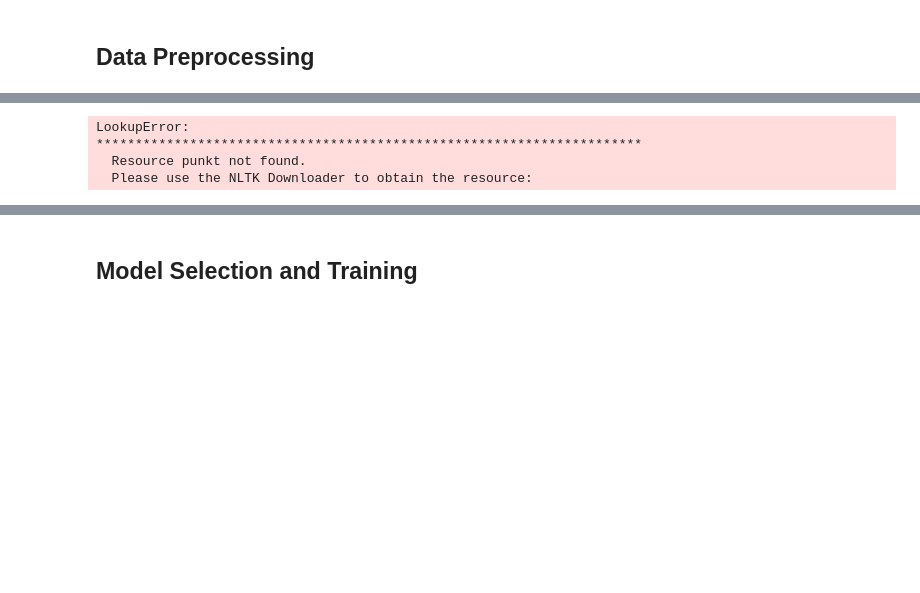
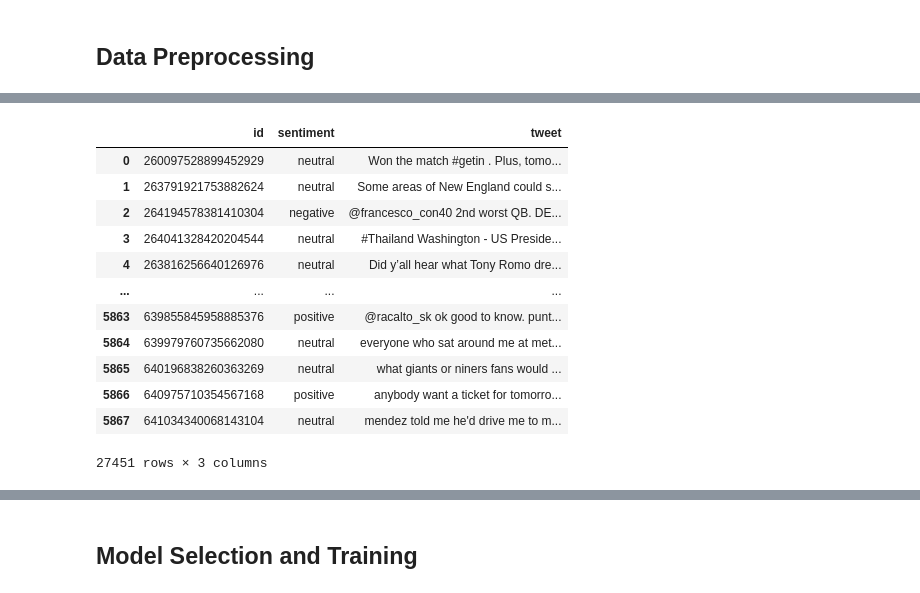
Before and after one commit to dot-william/sentiment-analysis, a Jupyter notebook: training.ipynb, the cells around one changed output, grey strips where cells are left out. Saved outputs shown, nothing was run; the diff lists cells and outputs as text; code cells hidden in the pictures; blank space fills up the shorter version.

```diff
--- a/training.ipynb
+++ b/training.ipynb
@@ -92,9 +62,41 @@ df
-# %%
-from nltk.tokenize import word_tokenize
-df['tokenized_tweet'] = df['tweet'].apply(word_tokenize)
-df
-# %% [output]
-LookupError:
-**********************************************************************
-  Resource punkt not found.
-  Please use the NLTK Downloader to obtain the resource:
+# %%
+# Reading data and concatenating
+df_1 = pd.read_csv('datasets/twitter-2013dev-A.txt', delimiter='\t', names=['id', 'sentiment', 'tweet'])
+df_2 = pd.read_csv('datasets/twitter-2013test-A.txt', delimiter='\t', names=['id', 'sentiment', 'tweet'])
+df_3 = pd.read_csv('datasets/twitter-2013train-A.txt', delimiter='\t', names=['id', 'sentiment', 'tweet'])
+df_4 = pd.read_csv('datasets/twitter-2014test-A.txt', delimiter='\t', names=['id', 'sentiment', 'tweet'])
+df_5 = pd.read_csv('datasets/twitter-2015test-A.txt', delimiter='\t', names=['id', 'sentiment', 'tweet'])
+df_6 = pd.read_csv('datasets/twitter-2015train-A.txt', delimiter='\t', names=['id', 'sentiment', 'tweet'])
+df_7 = pd.read_csv('datasets/twitter-2016dev-A.txt', delimiter='\t', names=['id', 'sentiment', 'tweet'])
+df_8 = pd.read_csv('datasets/twitter-2016devtest-A.txt', delimiter='\t', names=['id', 'sentiment', 'tweet'])
+# df_9 = pd.read_csv('datasets/twitter-2016test-A.txt', delimiter='\t', names=['id', 'sentiment', 'tweet'])
+df_10 = pd.read_csv('datasets/twitter-2016train-A.txt', delimiter='\t', names=['id', 'sentiment', 'tweet'])
+
+# Decode unicode-escape characters and convert everything to lowercase
+df_1['tweet'] = df_1['tweet'].apply(lambda x: x.encode('utf-8').decode('unicode-escape'))
+df_2['tweet'] = df_2['tweet'].apply(lambda x: x.encode('utf-8').decode('unicode-escape'))
+df_3['tweet'] = df_3['tweet'].apply(lambda x: x.encode('utf-8').decode('unicode-escape'))
+df_4['tweet'] = df_4['tweet'].apply(lambda x: x.encode('utf-8').decode('unicode-escape'))
+df_5['tweet'] = df_5['tweet'].apply(lambda x: x.encode('utf-8').decode('unicode-escape'))
+df_6['tweet'] = df_6['tweet'].apply(lambda x: x.encode('utf-8').decode('unicode-escape'))
+df_7['tweet'] = df_7['tweet'].apply(lambda x: x.encode('utf-8').decode('unicode-escape'))
+# df_8['tweet'] = df_8['tweet'].apply(lambda x: x.encode('utf-8').decode('unicode_escape')) # UnicodeDecodeError: 'unicodeescape' codec can't decode byte 0x5c in position 139: \ at end of string
+df_10['tweet'] = df_10['tweet'].apply(lambda x: x.encode('utf-8').decode('unicode-escape').lower())
+
+# Concatenate dataframes
+tweets_df = pd.concat([df_1, df_2, df_3, df_4, df_5, df_6, df_7, df_10],axis=0)
+tweets_df
+# %% [output]
+|  | id | sentiment | tweet |
+| 0 | 260097528899452929 | neutral | Won the match #getin . Plus, tomo... |
+| 1 | 263791921753882624 | neutral | Some areas of New England could s... |
+| 2 | 264194578381410304 | negative | @francesco_con40 2nd worst QB. DE... |
+| 3 | 264041328420204544 | neutral | #Thailand Washington - US Preside... |
+| 4 | 263816256640126976 | neutral | Did y’all hear what Tony Romo dre... |
+| ... | ... | ... | ... |
+| 5863 | 639855845958885376 | positive | @racalto_sk ok good to know. punt... |
+| 5864 | 639979760735662080 | neutral | everyone who sat around me at met... |
+| 5865 | 640196838260363269 | neutral | what giants or niners fans would ... |
+| 5866 | 640975710354567168 | positive | anybody want a ticket for tomorro... |
+| 5867 | 641034340068143104 | neutral | mendez told me he'd drive me to m... |
+27451 rows × 3 columns
```
Also changed, not shown: parts of 25 cells of this notebook, 1 other file.
